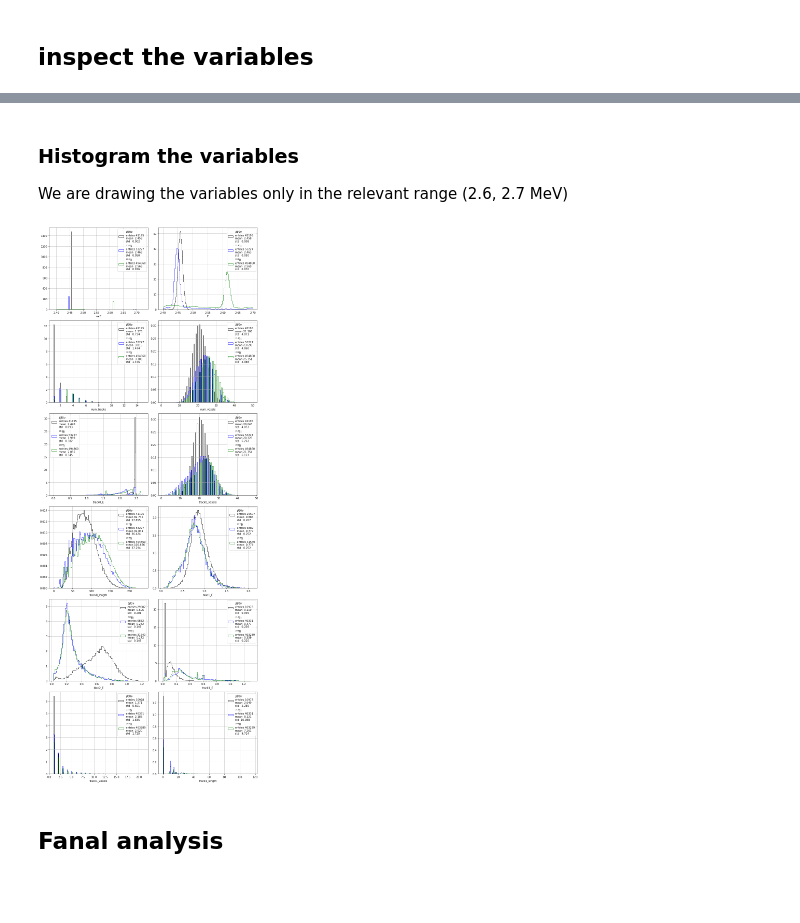
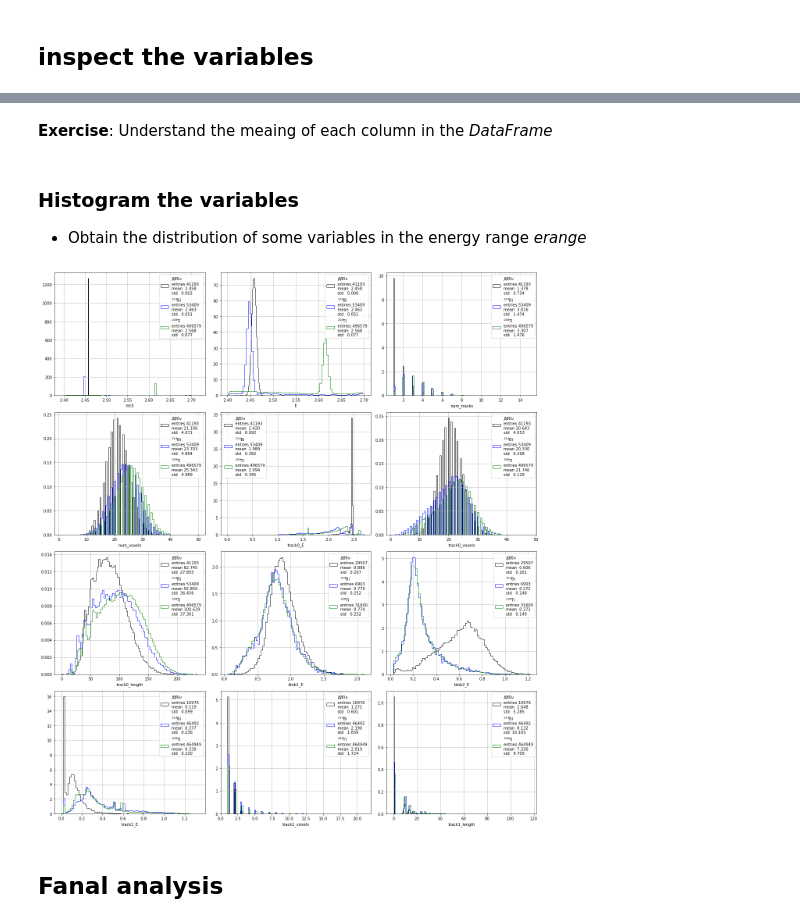
Before and after one commit to jahernando/USC-Fanal, a Jupyter notebook: NB/guide/fanal_def.ipynb, the cells around one changed output, grey strips where cells are left out. Drawn from its saved outputs; the diff is of its cells as text; code cells hidden in the pictures; blank space fills up the shorter version.

```diff
--- a/NB/guide/fanal_def.ipynb
+++ b/NB/guide/fanal_def.ipynb
@@ -73,13 +73,15 @@ pltext.style()
 # %% [markdown]
 ## Main parameters
 # %%
-coll   = 'new_delta'
-erange = fn.erange
-eroi   = fn.eroi
-eblob2 = fn.eblob2
+coll          = 'new_beta'
+ntracks_range = (     1,  1.1  )
+eblob2_range  = ( 0.400,  1.200) # MeV
+erange        = ( 2.400,  2.700) # MeV
+eroi          = ( 2.430,  2.480) # MeV
 
-print('Data From               : {:s}'.format(coll))
-print('Energy range            : ({:6.3f}, {:6.3f}) MeV'.format(*erange))
-print('Blob-2 energy threshold : {:6.3f} MeV'.format(eblob2))
-print('Energy RoI range        : ({:6.3f}, {:6.3f}) MeV'.format(*eroi))
+print('Collaboration             : {:s}'.format(coll))
+print('number of tracks range    : ({:6.1f}, {:6.1f}) MeV'.format(*ntracks_range))
+print('Blob-2 energy range       : ({:6.3f}, {:6.3f}) MeV'.format(*eblob2_range))
+print('Energy range              : ({:6.3f}, {:6.3f}) MeV'.format(*erange))
+print('Energy RoI range          : ({:6.3f}, {:6.3f}) MeV'.format(*eroi))
 # %% [output]
@@ -120,4 +163,6 @@ mcbb
+# %% [markdown]
+**Exercise**: Understand the meaing of each column in the *DataFrame*
 # %% [markdown]
 ### Histogram the variables
 
-We are drawing the variables only in the relevant range (2.6, 2.7 MeV)
+  * Obtain the distribution of some variables in the energy range *erange*
@@ -142,12 +169,13 @@ def selection(df, varname, varrange):
 # %%
 ename = 'E'
-# filter the MC DF only consider events with energy in the energy-range
-xmcs  = [mc[selection(mc, ename, erange)] for mc in mcs]
 
-# plot the distribution of all the variables
-pltext.dfs_inspect(xmcs, dfnames = ssamples, ncolumns = 2)
+# filter the MC data-frames, consider only events with energy in *erange*
+xmcs  = [mc[ut.selection(mc, ename, erange)] for mc in mcs]
+
+# plot the distribution of all the variables of the Data Frame
+pltext.dfs_inspect(xmcs, dfnames = ssamples, ncolumns = 3, bins = 80)
 # %% [output]
-[figure, old version]
+[figure, new version]
 # %% [markdown]
 ## Fanal analysis
 # %% [markdown]
```
Also changed, not shown: parts of 28 cells of this notebook, 16 other files.
